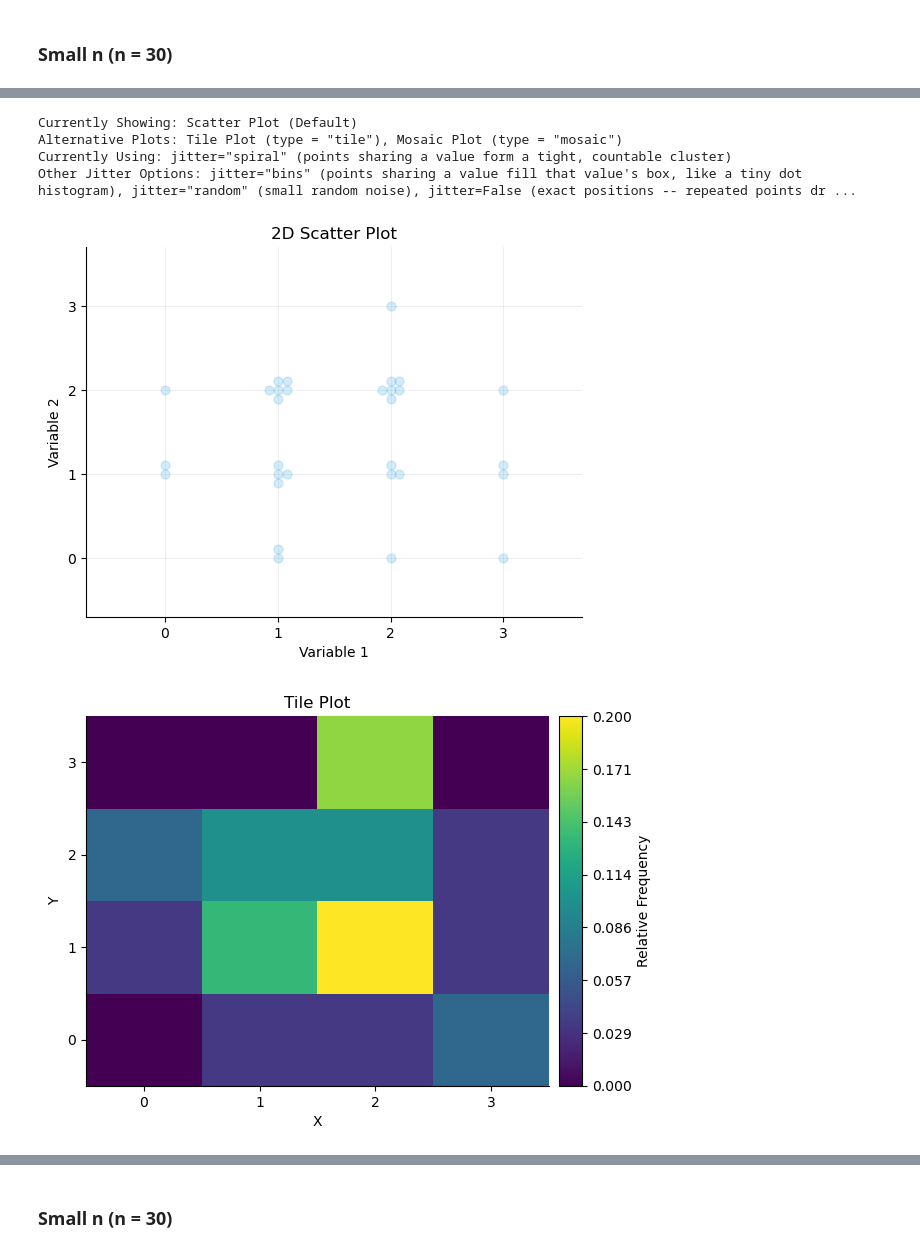
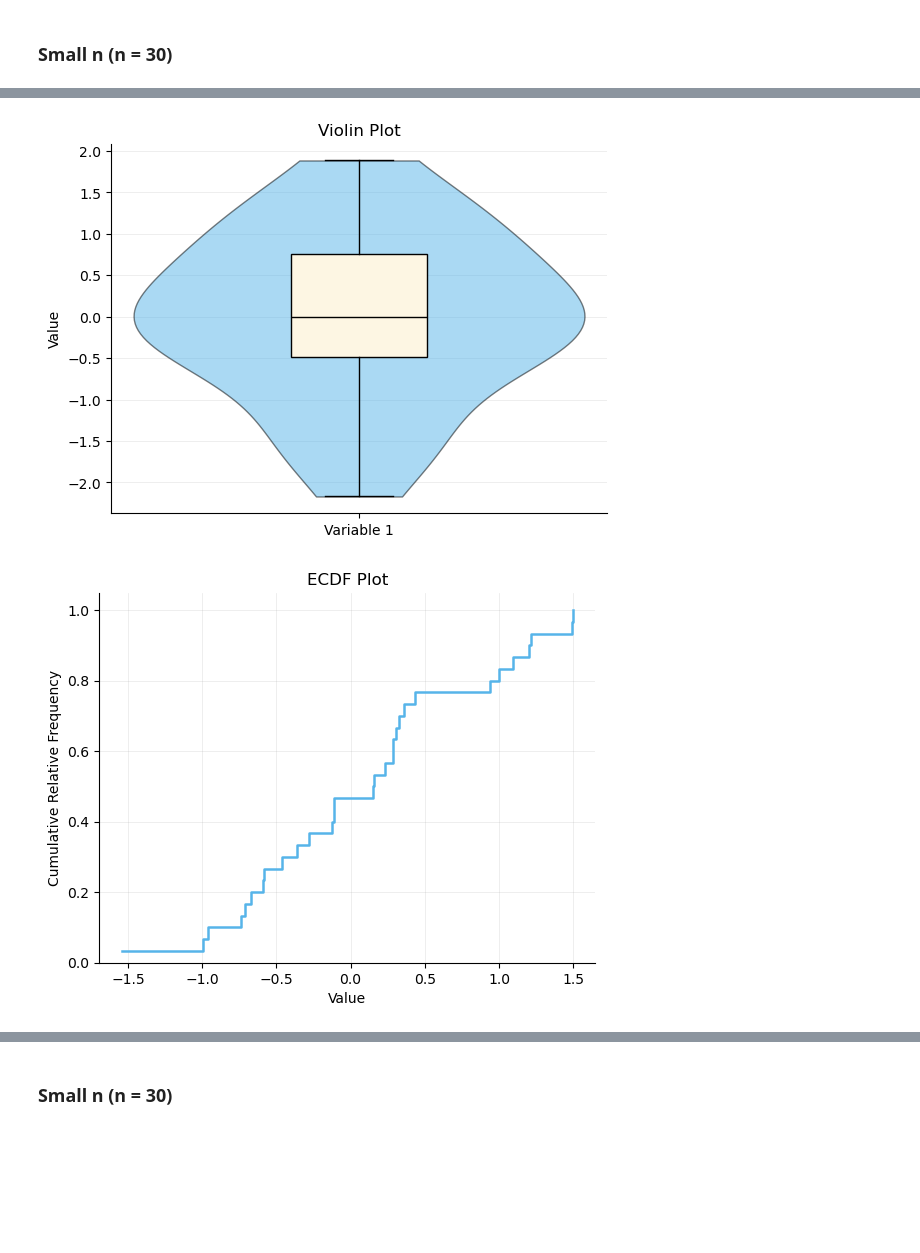
Before and after one commit to calpoly-symbulate/symbulate, a Jupyter notebook: team/plot_lookup_showcase.ipynb, the cells around one changed output, grey strips where cells are left out. Drawn from its saved outputs; the diff is of its cells as text; code cells hidden in the pictures; blank space fills up the shorter version.

```diff
--- a/team/plot_lookup_showcase.ipynb
+++ b/team/plot_lookup_showcase.ipynb
@@ -195,16 +203,12 @@ Two discrete variables (each 0–3).
 # %%
-# Default (no type=): Scatter Plot
-RV(Binomial(3, 0.5) * Binomial(3, 0.5)).sim(30).plot(suggest=True)
+# Alternative: Violin Plot
+RV(Normal(0, 1)).sim(30).plot(type="violin", suggest=False)
 plt.show()
 # %% [output]
-Currently Showing: Scatter Plot (Default)
-Alternative Plots: Tile Plot (type = "tile"), Mosaic Plot (type = "mosaic")
-Currently Using: jitter="spiral" (points sharing a value form a tight, countable cluster)
-Other Jitter Options: jitter="bins" (points sharing a value fill that value's box, like a tiny dot histogram), jitter="random" (small random noise), jitter=False (exact positions -- repeated points dr ...
-[figure, old version]
+[figure, new version]
 # %%
-# Alternative: Tile Plot
-RV(Binomial(3, 0.5) * Binomial(3, 0.5)).sim(30).plot(type="tile", suggest=False)
+# Alternative: ECDF Plot
+RV(Normal(0, 1)).sim(30).plot(type="ecdf", suggest=False)
 plt.show()
 # %% [output]
-[figure, old version]
+[figure, new version]
```
Also changed, not shown: parts of 102 cells of this notebook, 3 other files.
